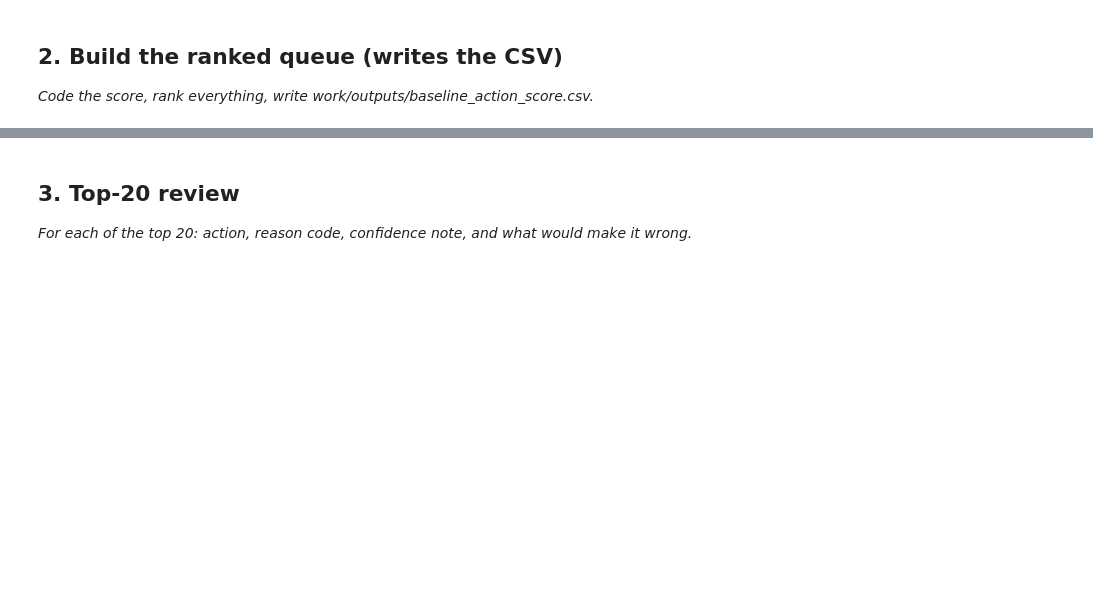
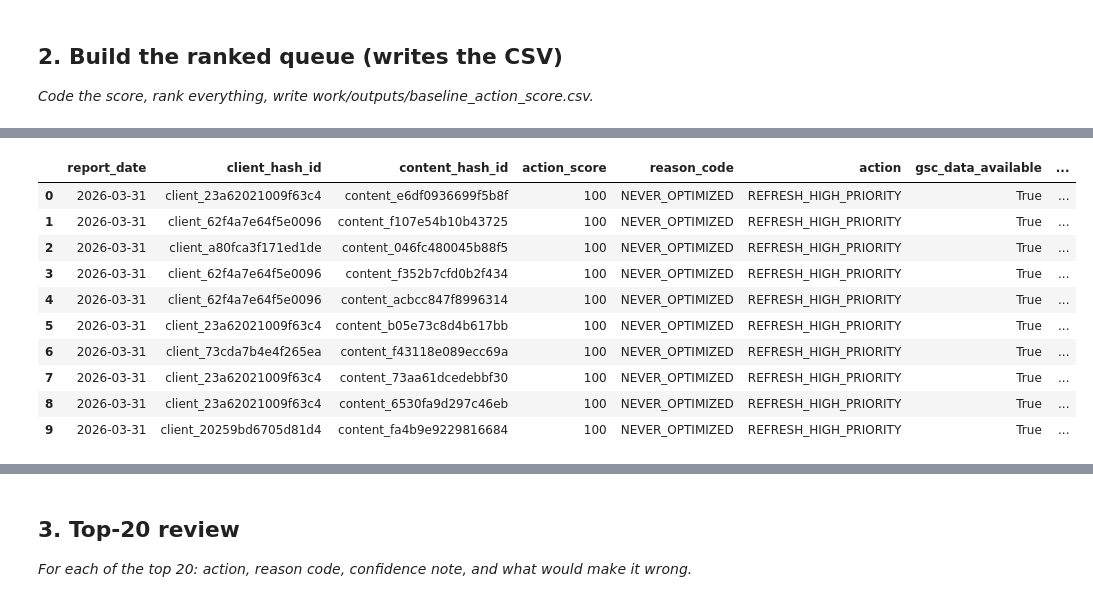
Before and after one commit to Rowan-ali/flyrank-ml-internship, a Jupyter notebook: work/notebooks/w04_baseline_score.ipynb, the cells around one changed output, grey strips where cells are left out. Saved outputs shown, nothing was run; the diff lists cells and outputs as text; code cells hidden in the pictures; blank space fills up the shorter version.

```diff
--- a/work/notebooks/w04_baseline_score.ipynb
+++ b/work/notebooks/w04_baseline_score.ipynb
@@ -22,0 +459,84 @@ This skeleton is yours to fill. Work the sections **in order** — each one has
+# %%
+# This cell is for CODE (numbers, a query, a check).
+# Write your text answer in the cell ABOVE this one — typing sentences here breaks Run All.
+# ============================================================
+# BUILD UNIQUE RANKED ACTION QUEUE
+# ============================================================
+
+ranked_queue = con.execute(
+    f"""
+    WITH base AS (
+        SELECT
+            f.report_date,
+            f.client_hash_id,
+            f.content_hash_id,
+            f.gsc_data_available,
+            f.gsc_impressions,
+            f.gsc_avg_position,
+            c.last_optimized_date,
+
+            ROW_NUMBER() OVER (
+                PARTITION BY f.client_hash_id, f.content_hash_id
+                ORDER BY f.report_date DESC
+            ) AS rn
+
+        FROM {MAR} f
+        INNER JOIN read_parquet('{REL}/dim_content.parquet') c
+            ON f.content_hash_id = c.content_hash_id
+
+        WHERE c.is_deleted = FALSE
+    ),
+
+    latest AS (
+        SELECT
+            report_date,
+            client_hash_id,
+            content_hash_id,
+            gsc_data_available,
+            gsc_impressions,
+            gsc_avg_position,
+            last_optimized_date
+        FROM base
+        WHERE rn = 1
+    )
+
+    SELECT
+        report_date,
+        client_hash_id,
+        content_hash_id,
+
+        CASE
+            WHEN last_optimized_date IS NULL THEN 100
+            ELSE 10
+        END AS action_score,
+
+        CASE
+            WHEN last_optimized_date IS NULL
+                THEN 'NEVER_OPTIMIZED'
+            ELSE 'RECENTLY_OPTIMIZED'
+        END AS reason_code,
+
+        CASE
+            WHEN last_optimized_date IS NULL
+                THEN 'REFRESH_HIGH_PRIORITY'
+            ELSE 'MONITOR'
+        END AS action,
+
+        gsc_data_available,
+        gsc_impressions,
+        gsc_avg_position,
+        last_optimized_date
+
+    FROM latest
+
+    ORDER BY
+        action_score DESC,
+        gsc_impressions DESC NULLS LAST,
+        content_hash_id
+    """
+).df()
+
+print(f"Unique ranked opportunities: {len(ranked_queue):,}")
+
+ranked_queue.head(10)
+# %% [output]
@@ -22,0 +544,11 @@ This skeleton is yours to fill. Work the sections **in order** — each one has
+|  | report_date | client_hash_id | content_hash_id | action_score | reason_code | action | gsc_data_available | ... |
+| 0 | 2026-03-31 | client_23a62021009f63c4 | content_e6df0936699f5b8f | 100 | NEVER_OPTIMIZED | REFRESH_HIGH_PRIORITY | True | ... |
+| 1 | 2026-03-31 | client_62f4a7e64f5e0096 | content_f107e54b10b43725 | 100 | NEVER_OPTIMIZED | REFRESH_HIGH_PRIORITY | True | ... |
+| 2 | 2026-03-31 | client_a80fca3f171ed1de | content_046fc480045b88f5 | 100 | NEVER_OPTIMIZED | REFRESH_HIGH_PRIORITY | True | ... |
+| 3 | 2026-03-31 | client_62f4a7e64f5e0096 | content_f352b7cfd0b2f434 | 100 | NEVER_OPTIMIZED | REFRESH_HIGH_PRIORITY | True | ... |
+| 4 | 2026-03-31 | client_62f4a7e64f5e0096 | content_acbcc847f8996314 | 100 | NEVER_OPTIMIZED | REFRESH_HIGH_PRIORITY | True | ... |
+| 5 | 2026-03-31 | client_23a62021009f63c4 | content_b05e73c8d4b617bb | 100 | NEVER_OPTIMIZED | REFRESH_HIGH_PRIORITY | True | ... |
+| 6 | 2026-03-31 | client_73cda7b4e4f265ea | content_f43118e089ecc69a | 100 | NEVER_OPTIMIZED | REFRESH_HIGH_PRIORITY | True | ... |
+| 7 | 2026-03-31 | client_23a62021009f63c4 | content_73aa61dcedebbf30 | 100 | NEVER_OPTIMIZED | REFRESH_HIGH_PRIORITY | True | ... |
+| 8 | 2026-03-31 | client_23a62021009f63c4 | content_6530fa9d297c46eb | 100 | NEVER_OPTIMIZED | REFRESH_HIGH_PRIORITY | True | ... |
+| 9 | 2026-03-31 | client_20259bd6705d81d4 | content_fa4b9e9229816684 | 100 | NEVER_OPTIMIZED | REFRESH_HIGH_PRIORITY | True | ... |
```
Also changed, not shown: parts of 38 cells of this notebook.
